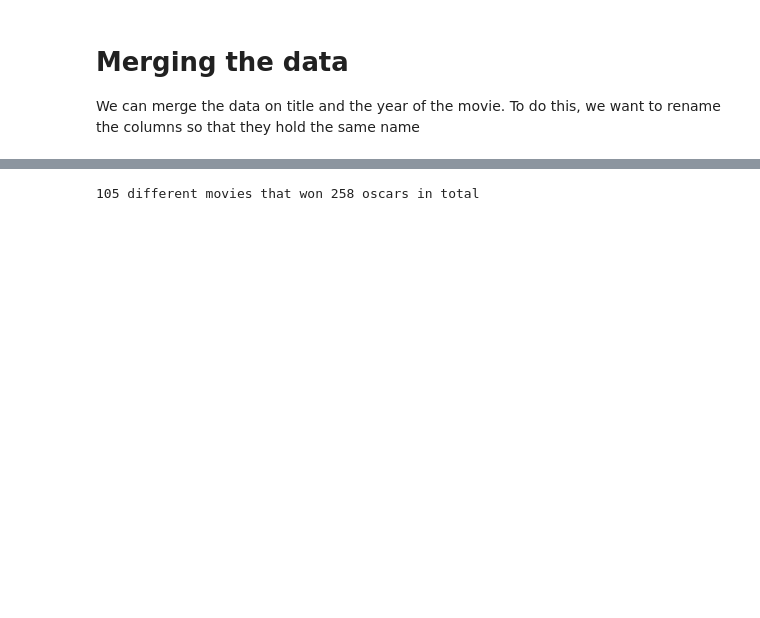
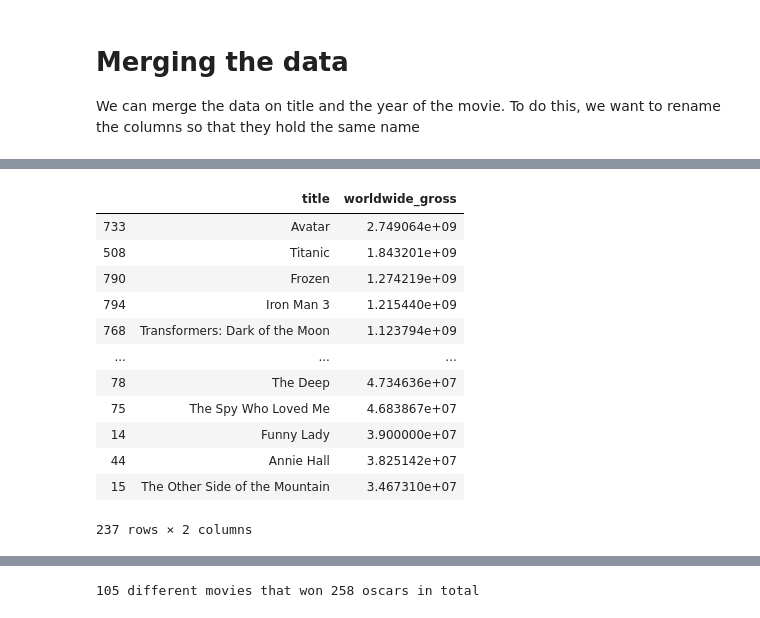
Before and after one commit to Fl00rtje/PyLadiesAms, a Jupyter notebook: Capstone Project Team 1.ipynb, the cells around one changed output, grey strips where cells are left out. Saved outputs shown, nothing was run; the diff lists cells and outputs as text; code cells hidden in the pictures; blank space fills up the shorter version.

```diff
--- a/Capstone Project Team 1.ipynb
+++ b/Capstone Project Team 1.ipynb
@@ -135,2 +127,21 @@ df.sort_values('worldwide_gross')
+# %%
+(df
+ .sort_values('worldwide_gross', ascending = False)[['title', 'worldwide_gross']]
+ .drop_duplicates(keep='first')
+)
+# %% [output]
+|  | title | worldwide_gross |
+| 733 | Avatar | 2.749064e+09 |
+| 508 | Titanic | 1.843201e+09 |
+| 790 | Frozen | 1.274219e+09 |
+| 794 | Iron Man 3 | 1.215440e+09 |
+| 768 | Transformers: Dark of the Moon | 1.123794e+09 |
+| ... | ... | ... |
+| 78 | The Deep | 4.734636e+07 |
+| 75 | The Spy Who Loved Me | 4.683867e+07 |
+| 14 | Funny Lady | 3.900000e+07 |
+| 44 | Annie Hall | 3.825142e+07 |
+| 15 | The Other Side of the Mountain | 3.467310e+07 |
+237 rows × 2 columns
 # %% [markdown]
 # 1. What are the top 3 highest-grossing films that won an Oscar?
```
Also changed, not shown: parts of 13 cells of this notebook.
